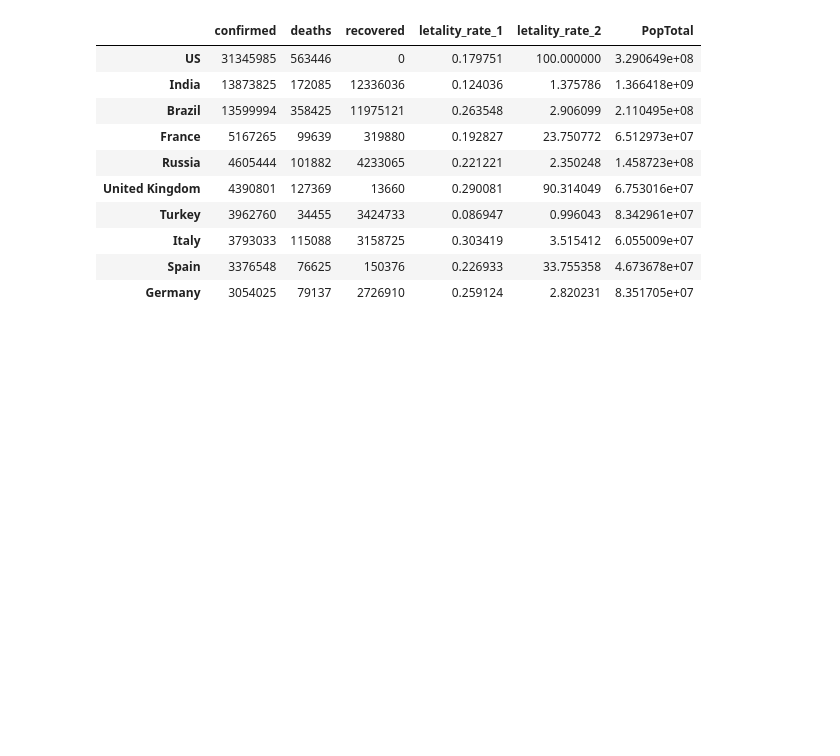
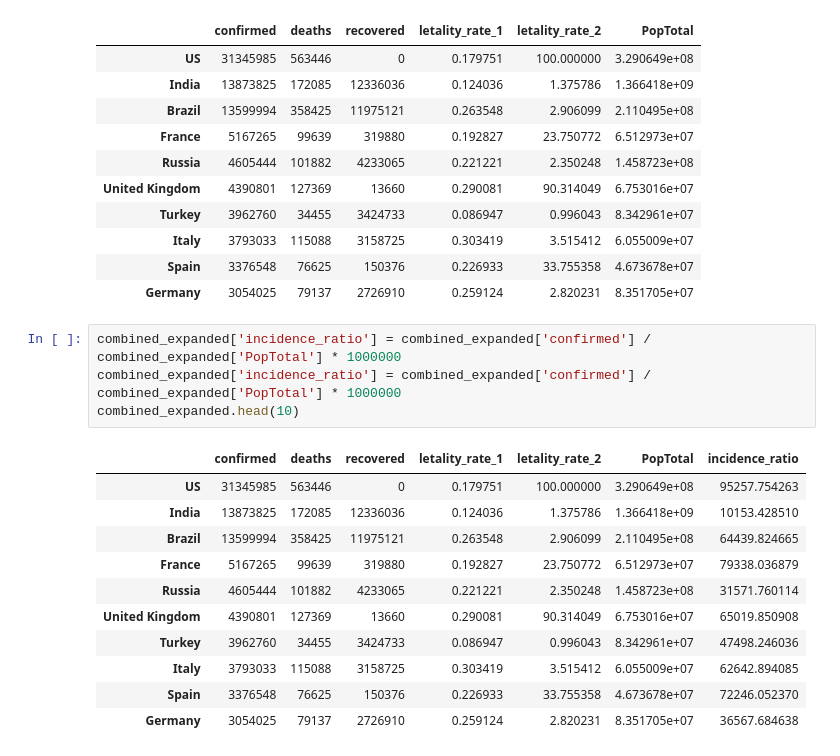
Before and after one commit to caiobarretta/Alura, a Jupyter notebook: Data Science/Data Science/Data Science análises para saúde e medicina/Curso Data Science e Saúde.ipynb, the cells around one changed output. Cells and saved outputs as stored; diff of their text form; blank space fills up the shorter version.

```diff
--- a/Data Science/Data Science/Data Science análises para saúde e medicina/Curso Data Science e Saúde.ipynb
+++ b/Data Science/Data Science/Data Science análises para saúde e medicina/Curso Data Science e Saúde.ipynb
@@ -755,3 +755,19 @@ combined_expanded.head(10)
 | Italy | 3793033 | 115088 | 3158725 | 0.303419 | 3.515412 | 6.055009e+07 |
 | Spain | 3376548 | 76625 | 150376 | 0.226933 | 33.755358 | 4.673678e+07 |
 | Germany | 3054025 | 79137 | 2726910 | 0.259124 | 2.820231 | 8.351705e+07 |
+# %%
+combined_expanded['incidence_ratio'] = combined_expanded['confirmed'] / combined_expanded['PopTotal'] * 1000000
+combined_expanded['incidence_ratio'] = combined_expanded['confirmed'] / combined_expanded['PopTotal'] * 1000000
+combined_expanded.head(10)
+# %% [output]
+|  | confirmed | deaths | recovered | letality_rate_1 | letality_rate_2 | PopTotal | incidence_ratio |
+| US | 31345985 | 563446 | 0 | 0.179751 | 100.000000 | 3.290649e+08 | 95257.754263 |
+| India | 13873825 | 172085 | 12336036 | 0.124036 | 1.375786 | 1.366418e+09 | 10153.428510 |
+| Brazil | 13599994 | 358425 | 11975121 | 0.263548 | 2.906099 | 2.110495e+08 | 64439.824665 |
+| France | 5167265 | 99639 | 319880 | 0.192827 | 23.750772 | 6.512973e+07 | 79338.036879 |
+| Russia | 4605444 | 101882 | 4233065 | 0.221221 | 2.350248 | 1.458723e+08 | 31571.760114 |
+| United Kingdom | 4390801 | 127369 | 13660 | 0.290081 | 90.314049 | 6.753016e+07 | 65019.850908 |
+| Turkey | 3962760 | 34455 | 3424733 | 0.086947 | 0.996043 | 8.342961e+07 | 47498.246036 |
+| Italy | 3793033 | 115088 | 3158725 | 0.303419 | 3.515412 | 6.055009e+07 | 62642.894085 |
+| Spain | 3376548 | 76625 | 150376 | 0.226933 | 33.755358 | 4.673678e+07 | 72246.052370 |
+| Germany | 3054025 | 79137 | 2726910 | 0.259124 | 2.820231 | 8.351705e+07 | 36567.684638 |
```
